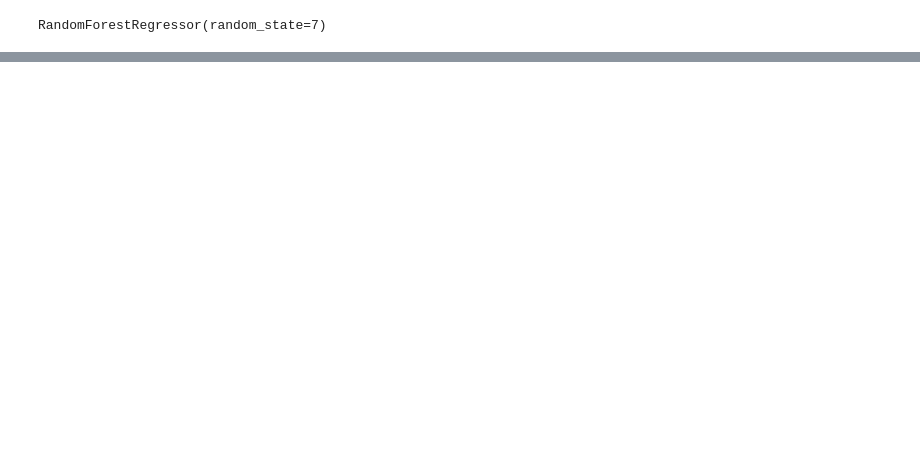
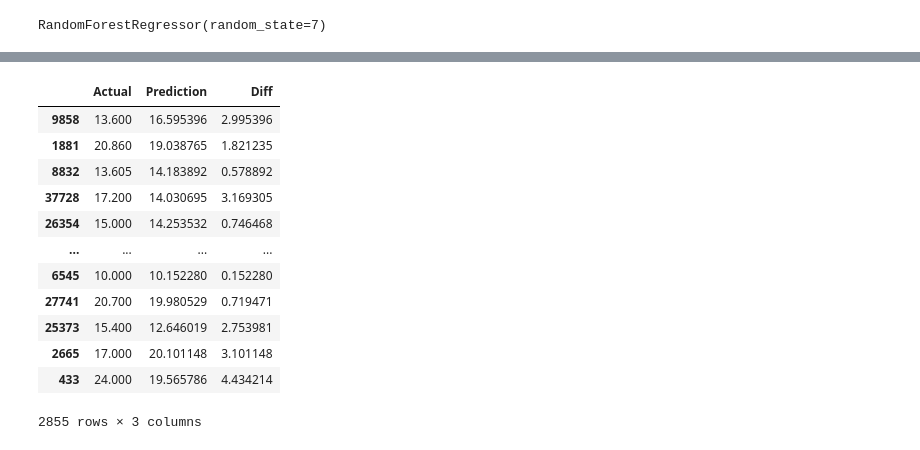
Before and after one commit to kisaraF/Pediatric-ADR-DDI-Tool, a Jupyter notebook: Notebooks/Missing_Values_Prediction_Model_Building/new_model_training_clustered.ipynb, the cells around one changed output, grey strips where cells are left out. Cells and saved outputs as stored; diff of their text form; code cells hidden in the pictures; blank space fills up the shorter version.

```diff
--- a/Notebooks/Missing_Values_Prediction_Model_Building/new_model_training_clustered.ipynb
+++ b/Notebooks/Missing_Values_Prediction_Model_Building/new_model_training_clustered.ipynb
@@ -51,0 +100,3 @@ train_df.head()
+# %%
+train_df_2 = pd.DataFrame(X_2_trian)
+train_df_2.head()
@@ -84,0 +176,18 @@ pd.DataFrame({'Actual': y_test, 'Prediction': preds, 'Diff': abs(y_test-preds)})
+# %%
+#Age group 2 results
+preds_2 = reg_2.predict(X_2_test)
+pd.DataFrame({'Actual': y_2_test, 'Prediction': preds_2, 'Diff': abs(y_2_test-preds_2)})
+# %% [output]
+|  | Actual | Prediction | Diff |
+| 9858 | 13.600 | 16.595396 | 2.995396 |
+| 1881 | 20.860 | 19.038765 | 1.821235 |
+| 8832 | 13.605 | 14.183892 | 0.578892 |
+| 37728 | 17.200 | 14.030695 | 3.169305 |
+| 26354 | 15.000 | 14.253532 | 0.746468 |
+| ... | ... | ... | ... |
+| 6545 | 10.000 | 10.152280 | 0.152280 |
+| 27741 | 20.700 | 19.980529 | 0.719471 |
+| 25373 | 15.400 | 12.646019 | 2.753981 |
+| 2665 | 17.000 | 20.101148 | 3.101148 |
+| 433 | 24.000 | 19.565786 | 4.434214 |
+2855 rows × 3 columns
```
Also changed, not shown: parts of 25 cells of this notebook, 26 other files.
